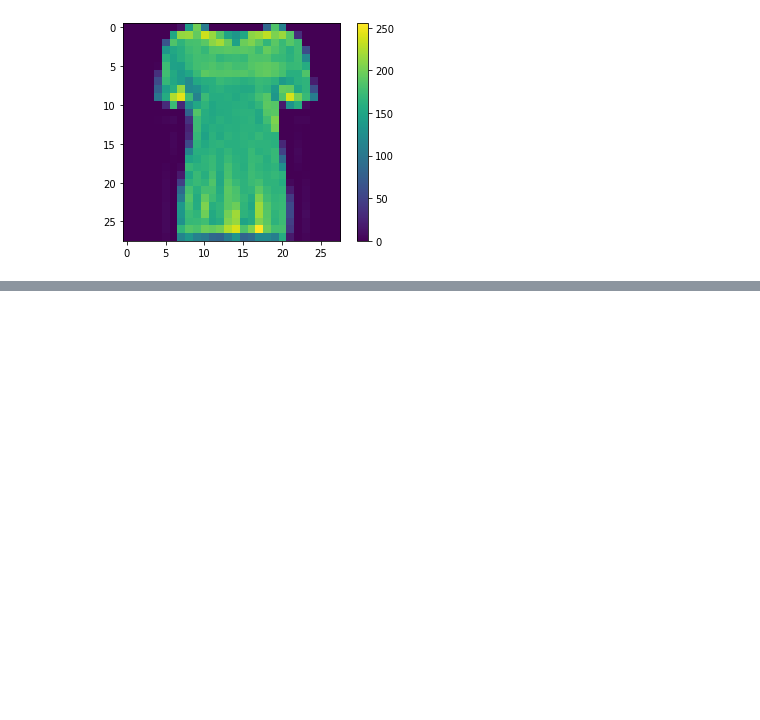
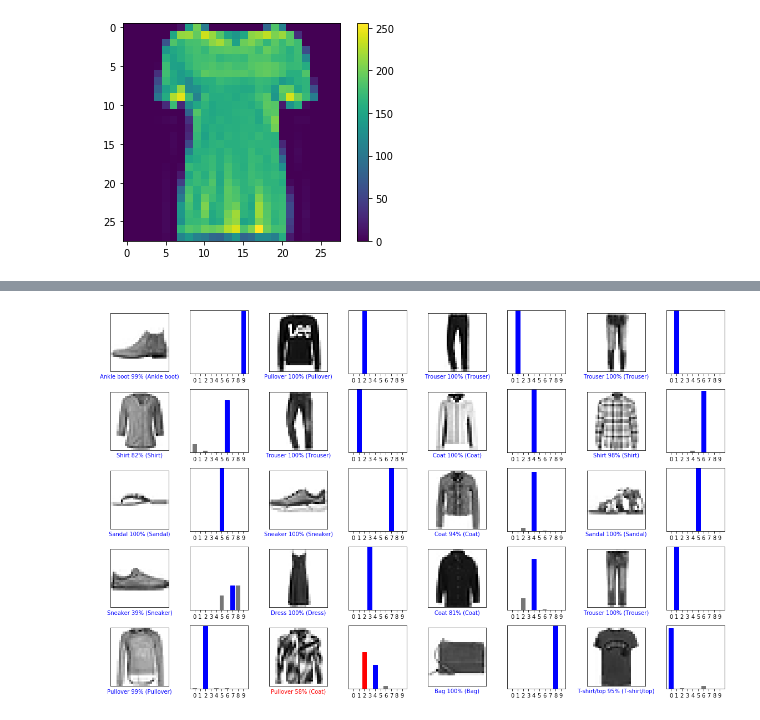
Before and after one commit to a625687551/Paper-Reproduction, a Jupyter notebook: tensorflow2.0/basic_classification.ipynb, the cells around one changed output, grey strips where cells are left out. Saved outputs shown, nothing was run; the diff lists cells and outputs as text; code cells hidden in the pictures; blank space fills up the shorter version.

```diff
--- a/tensorflow2.0/basic_classification.ipynb
+++ b/tensorflow2.0/basic_classification.ipynb
@@ -47,0 +54,9 @@ plt.show()
+# %%
+model = keras.Sequential([
+    keras.layers.Flatten(input_shape=(28,28)),
+    keras.layers.Dense(128, activation="relu"),
+    keras.layers.Dense(10, activation="softmax")
+])
+model.compile(optimizer="adam",
+             loss="sparse_categorical_crossentropy",
+             metrics=["accuracy"])
@@ -47,0 +156,14 @@ plt.show()
+# %%
+num_rows = 5
+num_cols = 4
+num_images = num_rows*num_cols
+plt.figure(figsize=(2*2*num_cols, 2*num_rows))
+for i in range(num_images):
+    plt.subplot(num_rows, 2*num_cols, 2*i+1)
+    plot_image(i, predictions[i], test_labels, test_images)
+    plt.subplot(num_rows, 2*num_cols, 2*i+2)
+    plot_value_array(i, predictions[i], test_labels)
+plt.tight_layout()
+plt.show()
+# %% [output]
+[figure, added]
```
Also changed, not shown: parts of 12 cells of this notebook.
